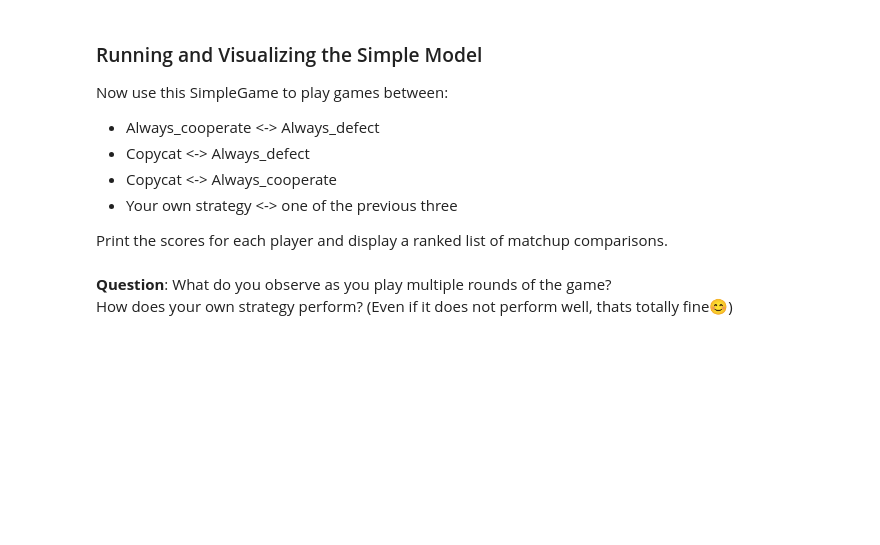
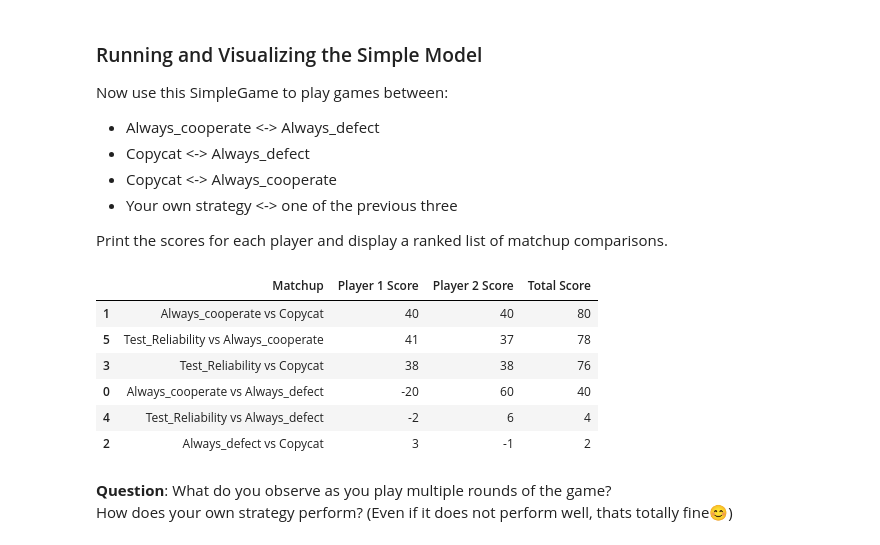
Before and after one commit to DevJunayedKabirFahim/cmss-todo-summer-2026, a Jupyter notebook: assignments/Assignment1.ipynb, the cells around one changed output. Saved outputs shown, nothing was run; the diff lists cells and outputs as text; code cells hidden in the pictures; blank space fills up the shorter version.

Commit message:
game implementation done. test reliablity

```diff
--- a/assignments/Assignment1.ipynb
+++ b/assignments/Assignment1.ipynb
@@ -231,25 +249,62 @@ Print the scores for each player and display a ranked list of matchup comparison
 # %%
 def display_ranked_matchup_comparison(data_list: list[pd.DataFrame]):
     """Shows a ranked list of the final score between all pairs of strategie matchups (e.g. always_cooperate vs always defect, etc.).
 
     Args:
         data_list (list[pd.DataFrame]): list containing the collected data of the every model.
     """
-    pass # TODO remove this line and implement your code here instead
+    results = []
+
+    for data in data_list:
+        scores = data["Agent Score"].iloc[0]   # get the dictionary of scores
+        names = list(scores.keys())
+        values = list(scores.values())
+
+        matchup = names[0] + " vs " + names[1]
+        total_score = values[0] + values[1]
+
+        results.append([matchup, values[0], values[1], total_score])
+
+    result_df = pd.DataFrame(results, columns=["Matchup", "Player 1 Score", "Player 2 Score", "Total Score"])
+    result_df = result_df.sort_values(by="Total Score", ascending=False)
+
+    display(result_df)
 
 #Instantiates the model, runs it and plots the collected data for strategies ("Always_cooperate", "Always_defect")
-model = SimpleGame(("Always_cooperate", "Always_defect"), 10)
+model = SimpleGame(("Always_cooperate", "Always_defect"), 20)
 model.run_model()
 data1 = model.datacollector.get_model_vars_dataframe()
 
-# TODO repeat the above section for the other two combinations between always_cooperate, always_defect and copycat
+model = SimpleGame(("Always_cooperate", "Copycat"), 20)
+model.run_model()
+data2 = model.datacollector.get_model_vars_dataframe()
 
-# TODO repeat the above section using a combination of your new strategy and one of the three previous ones
+model = SimpleGame(("Always_defect", "Copycat"), 20)
+model.run_model()
+data3 = model.datacollector.get_model_vars_dataframe()
 
-#OPTIONAL - try other strategies/combinations
+model = SimpleGame(("Test_Reliability", "Copycat"), 20)
+model.run_model()
+data4 = model.datacollector.get_model_vars_dataframe()
+
+model = SimpleGame(("Test_Reliability", "Always_defect"), 50)
+model.run_model()
+data5 = model.datacollector.get_model_vars_dataframe()
+
+model = SimpleGame(("Test_Reliability", "Always_cooperate"), 20)
+model.run_model()
+data6 = model.datacollector.get_model_vars_dataframe()
 
 # add all collected data from each model here e.g.: display_ranked_matchup_comparison([data1, data2, ...])
-display_ranked_matchup_comparison([data1])
+display_ranked_matchup_comparison([data1, data2, data3, data4, data5, data6])
+# %% [output]
+|  | Matchup | Player 1 Score | Player 2 Score | Total Score |
+| 1 | Always_cooperate vs Copycat | 40 | 40 | 80 |
+| 5 | Test_Reliability vs Always_cooperate | 41 | 37 | 78 |
+| 3 | Test_Reliability vs Copycat | 38 | 38 | 76 |
+| 0 | Always_cooperate vs Always_defect | -20 | 60 | 40 |
+| 4 | Test_Reliability vs Always_defect | -2 | 6 | 4 |
+| 2 | Always_defect vs Copycat | 3 | -1 | 2 |
 # %% [markdown]
 **Question**: What do you observe as you play multiple rounds of the game?\
 How does your own strategy perform? (Even if it does not perform well, thats totally fine😊)
```
Also changed, not shown: parts of 5 cells of this notebook, 2 other files.
